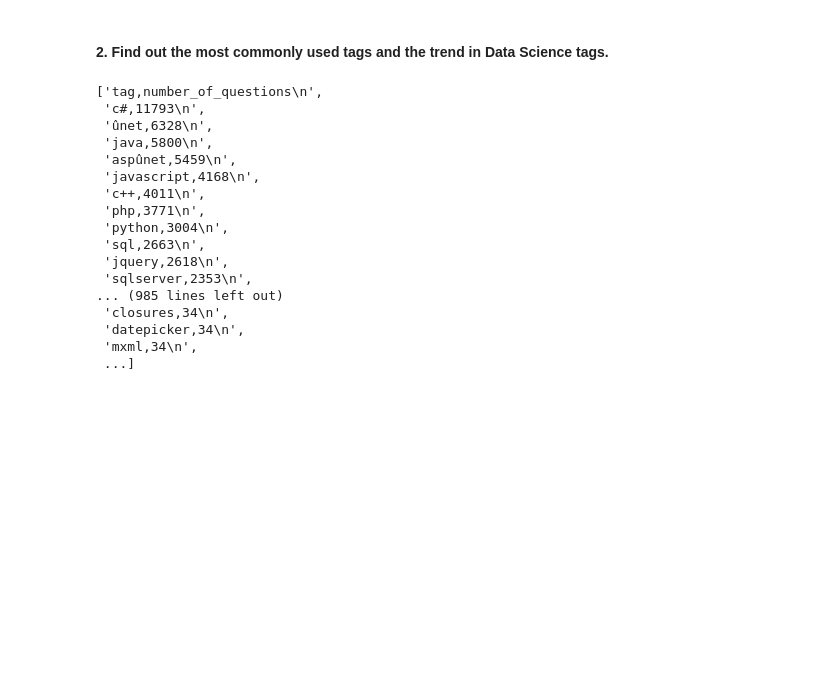
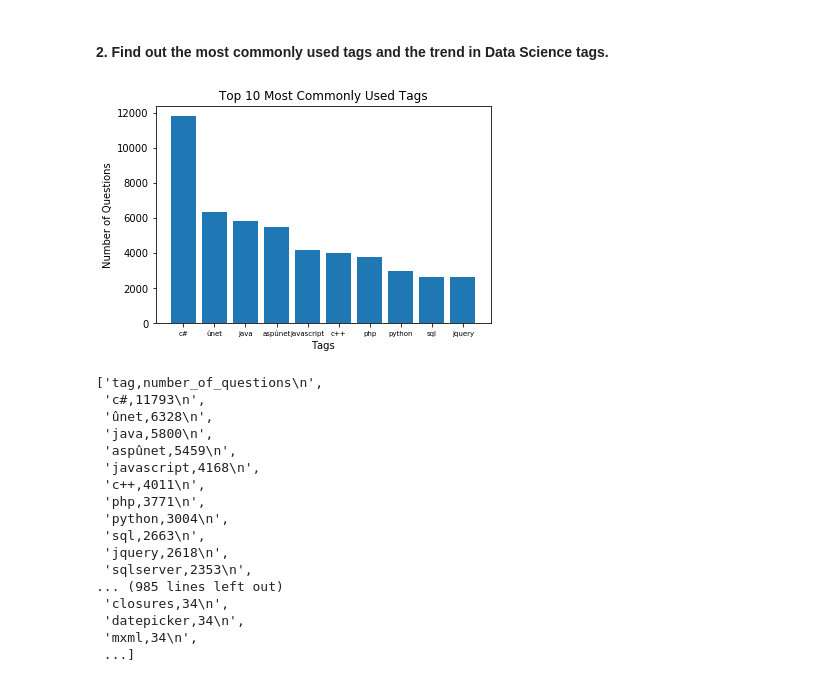
Before and after one commit to rjs211/CS564-ML, a Jupyter notebook: Assignment1/Q1/Q1.ipynb, the cells around one changed output. Saved outputs shown, nothing was run; the diff lists cells and outputs as text; code cells hidden in the pictures; blank space fills up the shorter version.

```diff
--- a/Assignment1/Q1/Q1.ipynb
+++ b/Assignment1/Q1/Q1.ipynb
@@ -70,10 +92,33 @@ question1_answer
 #### 2. Find out the most commonly used tags and the trend in Data Science tags.
 # %%
 question2_answer = []
+labels = []
+data_science = ['python', 'sql', 'excel', 'matlab', 'sas', 'r']
+trend = [0, 0, 0, 0, 0, 0]
+question_counts = [0, 0, 0, 0, 0, 0, 0, 0, 0, 0]
 question2_answer.append('tag,number_of_questions\n')
+i = 0
 
 for tag, questions in sorted(tag_question_map.items(), key = lambda x: -len(x[1])):
+    if i < 10:
+        labels.append(tag)
+        question_counts[i] = len(questions)
+        i += 1
+
+    if tag in data_science:
+        trend[data_science.index(tag)] = len(questions)
+
     question2_answer.append('{},{}\n'.format(tag, len(questions)))
+# %%
+index = [0, 1, 2, 3, 4, 5, 6, 7, 8, 9]
+plt.bar(index, question_counts)
+plt.xlabel('Tags', fontsize = 10)
+plt.ylabel('Number of Questions', fontsize = 10)
+plt.xticks(index, labels, fontsize = 7)
+plt.title('Top 10 Most Commonly Used Tags')
+plt.show()
+# %% [output]
+[figure, added]
 # %%
 question2_answer
 # %% [output]
```
Also changed, not shown: parts of 15 cells of this notebook, 7 other files.
